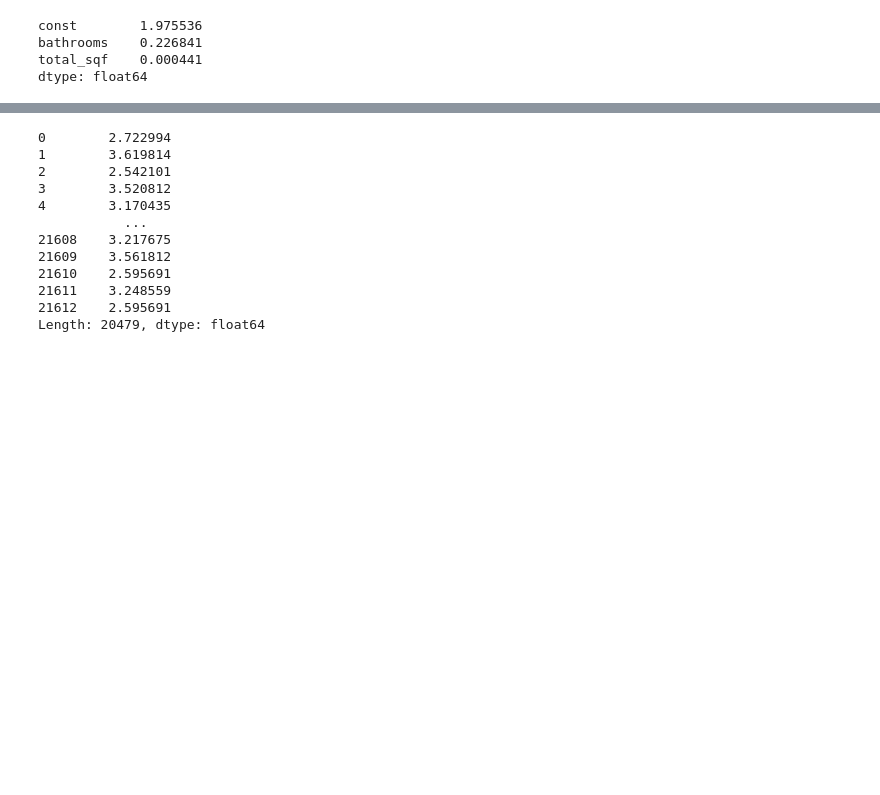
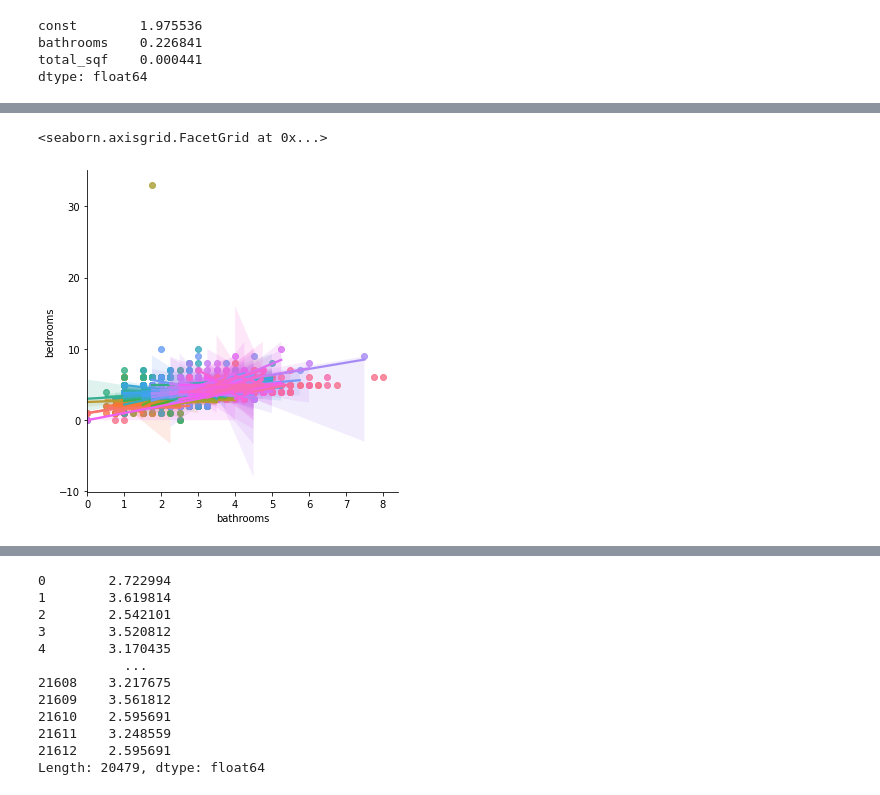
Before and after one commit to giantmagellan/WashStateHousingSales, a Jupyter notebook: JupyterNB/ads500b-step1-mayel.ipynb, the cells around one changed output, grey strips where cells are left out. Cells and saved outputs as stored; diff of their text form; code cells hidden in the pictures; blank space fills up the shorter version.

```diff
--- a/JupyterNB/ads500b-step1-mayel.ipynb
+++ b/JupyterNB/ads500b-step1-mayel.ipynb
@@ -228,0 +244,5 @@ dtype: float64
+# %%
+sns.lmplot(x="bathrooms",  y="bedrooms", hue="total_sqf", data=hs_bbb_df, legend=False)
+# %% [output]
+<seaborn.axisgrid.FacetGrid at 0x...>
+[figure, added]
```
Also changed, not shown: parts of 31 cells of this notebook, 3 other files.
